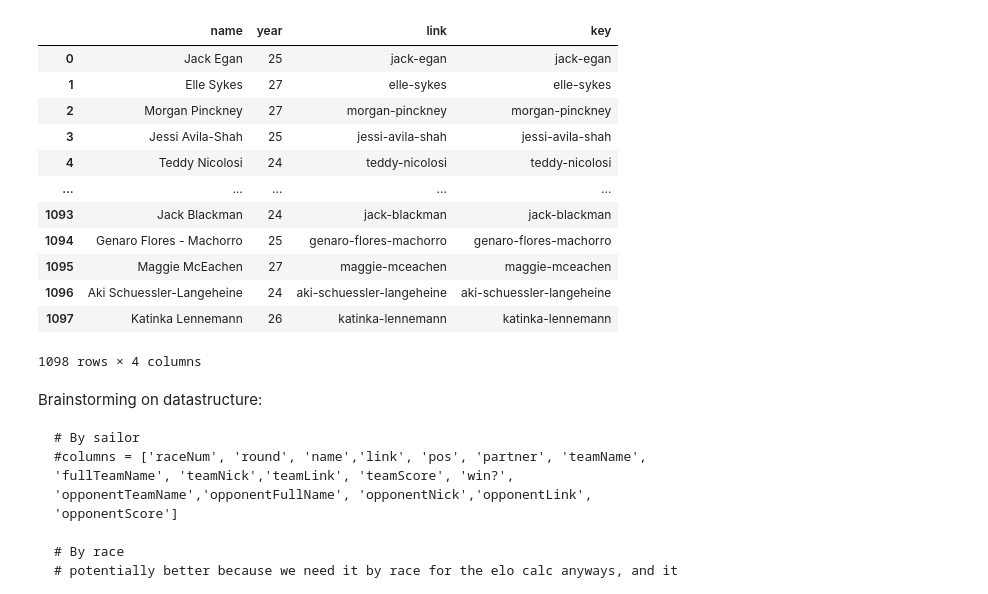
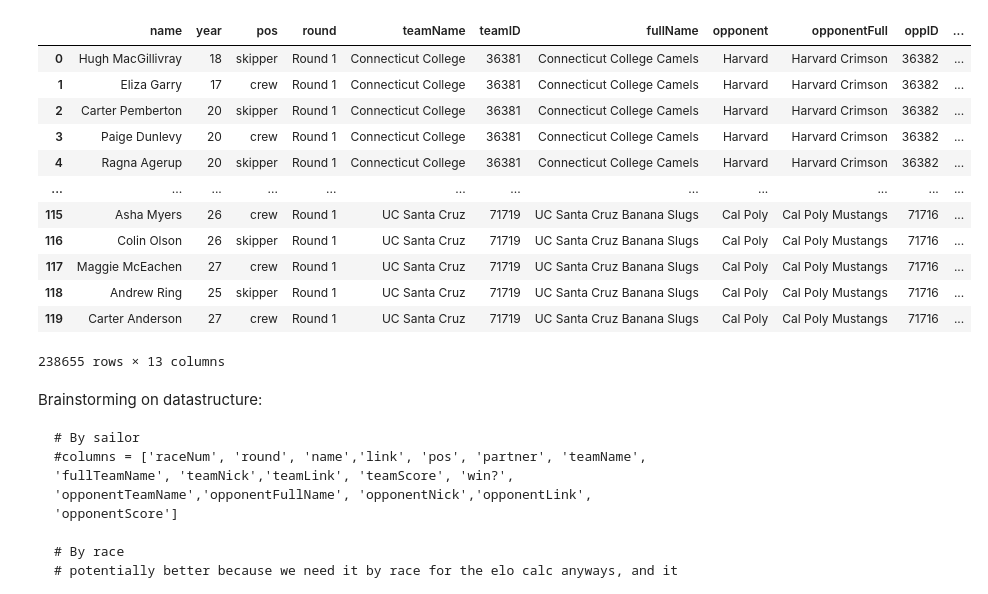
Before and after one commit to 7fi/sailing-rating-calculation, a Jupyter notebook: ScrapingTR.ipynb, the cells around one changed output. Cells and saved outputs as stored; diff of their text form; code cells hidden in the pictures.

````diff
--- a/ScrapingTR.ipynb
+++ b/ScrapingTR.ipynb
@@ -6,6 +7,9 @@ import numpy as np
 # %%
 # seasons = ['f24', 's24', 'f23', 's23', 'f22','s22']
-seasons = ['s24']
+# seasons = ['f24', 's24', 'f23', 's23', 'f22','s22']
+seasons = [[f"f{i}",f"s{i}"] for i in range (16,25)]
+seasons = [sub for s in seasons for sub in s]
+# seasons = ['s24']
 
 # df_races = pd.DataFrame()
 # try:
@@ -359,22 +421,22 @@ No score for this race? 42
 # %%
-df_totalSailors = pd.DataFrame.from_dict(totalSailors,orient='index')
-df_totalSailors = df_totalSailors.reset_index(drop=True)
-df_totalSailors.to_json("trSailorInfo.json", index=False)
-df_totalSailors
+df_totalSailors2 = pd.DataFrame.from_dict(totalSailors,orient='index')
+df_totalSailors2 = df_totalSailors2.reset_index(drop=True)
+df_totalSailors2.to_json("trSailorInfoAll.json", index=False)
+df_totalSailors2
 # %% [output]
-|  | name | year | link | key |
-| 0 | Jack Egan | 25 | jack-egan | jack-egan |
-| 1 | Elle Sykes | 27 | elle-sykes | elle-sykes |
-| 2 | Morgan Pinckney | 27 | morgan-pinckney | morgan-pinckney |
-| 3 | Jessi Avila-Shah | 25 | jessi-avila-shah | jessi-avila-shah |
-| 4 | Teddy Nicolosi | 24 | teddy-nicolosi | teddy-nicolosi |
-| ... | ... | ... | ... | ... |
-| 1093 | Jack Blackman | 24 | jack-blackman | jack-blackman |
-| 1094 | Genaro Flores - Machorro | 25 | genaro-flores-machorro | genaro-flores-machorro |
-| 1095 | Maggie McEachen | 27 | maggie-mceachen | maggie-mceachen |
-| 1096 | Aki Schuessler-Langeheine | 24 | aki-schuessler-langeheine | aki-schuessler-langeheine |
-| 1097 | Katinka Lennemann | 26 | katinka-lennemann | katinka-lennemann |
+|  | name | year | pos | round | teamName | teamID | fullName | opponent | opponentFull | oppID | ... |
+| 0 | Hugh MacGillivray | 18 | skipper | Round 1 | Connecticut College | 36381 | Connecticut College Camels | Harvard | Harvard Crimson | 36382 | ... |
+| 1 | Eliza Garry | 17 | crew | Round 1 | Connecticut College | 36381 | Connecticut College Camels | Harvard | Harvard Crimson | 36382 | ... |
+| 2 | Carter Pemberton | 20 | skipper | Round 1 | Connecticut College | 36381 | Connecticut College Camels | Harvard | Harvard Crimson | 36382 | ... |
+| 3 | Paige Dunlevy | 20 | crew | Round 1 | Connecticut College | 36381 | Connecticut College Camels | Harvard | Harvard Crimson | 36382 | ... |
+| 4 | Ragna Agerup | 20 | skipper | Round 1 | Connecticut College | 36381 | Connecticut College Camels | Harvard | Harvard Crimson | 36382 | ... |
+| ... | ... | ... | ... | ... | ... | ... | ... | ... | ... | ... | ... |
+| 115 | Asha Myers | 26 | crew | Round 1 | UC Santa Cruz | 71719 | UC Santa Cruz Banana Slugs | Cal Poly | Cal Poly Mustangs | 71716 | ... |
+| 116 | Colin Olson | 26 | skipper | Round 1 | UC Santa Cruz | 71719 | UC Santa Cruz Banana Slugs | Cal Poly | Cal Poly Mustangs | 71716 | ... |
+| 117 | Maggie McEachen | 27 | crew | Round 1 | UC Santa Cruz | 71719 | UC Santa Cruz Banana Slugs | Cal Poly | Cal Poly Mustangs | 71716 | ... |
+| 118 | Andrew Ring | 25 | skipper | Round 1 | UC Santa Cruz | 71719 | UC Santa Cruz Banana Slugs | Cal Poly | Cal Poly Mustangs | 71716 | ... |
+| 119 | Carter Anderson | 27 | crew | Round 1 | UC Santa Cruz | 71719 | UC Santa Cruz Banana Slugs | Cal Poly | Cal Poly Mustangs | 71716 | ... |
-1098 rows × 4 columns
+238655 rows × 13 columns
 # %% [markdown]
 Brainstorming on datastructure:
 ```
````
Also changed, not shown: parts of 5 cells of this notebook, 3 other files.
